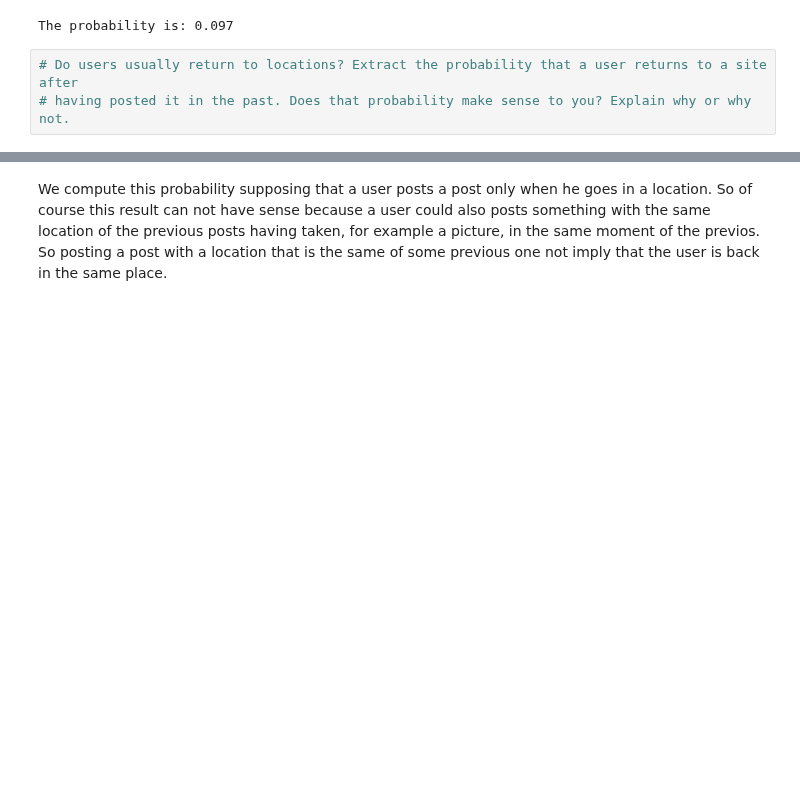
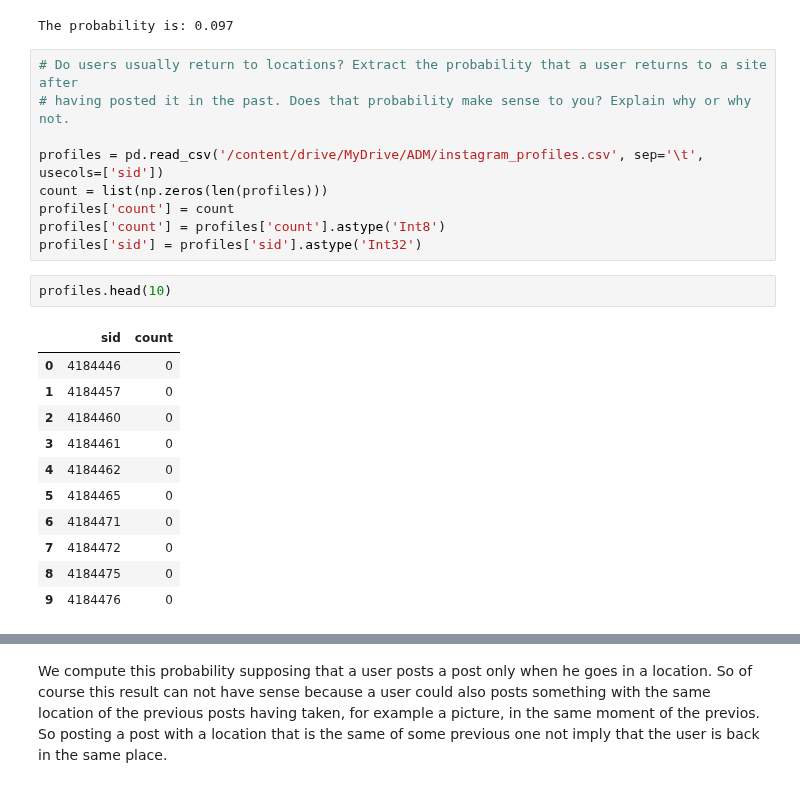
Before and after one commit to Matteo-Candi/ADM_HW2, a Jupyter notebook: main.ipynb, the cells around one changed output, grey strips where cells are left out. Cells and saved outputs as stored; diff of their text form; blank space fills up the shorter version.

```diff
--- a/main.ipynb
+++ b/main.ipynb
@@ -196,3 +196,23 @@ The probability is: 0.097
 # %%
 # Do users usually return to locations? Extract the probability that a user returns to a site after
 # having posted it in the past. Does that probability make sense to you? Explain why or why not.
+
+profiles = pd.read_csv('/content/drive/MyDrive/ADM/instagram_profiles.csv', sep='\t', usecols=['sid'])
+count = list(np.zeros(len(profiles)))
+profiles['count'] = count
+profiles['count'] = profiles['count'].astype('Int8')
+profiles['sid'] = profiles['sid'].astype('Int32')
+# %%
+profiles.head(10)
+# %% [output]
+|  | sid | count |
+| 0 | 4184446 | 0 |
+| 1 | 4184457 | 0 |
+| 2 | 4184460 | 0 |
+| 3 | 4184461 | 0 |
+| 4 | 4184462 | 0 |
+| 5 | 4184465 | 0 |
+| 6 | 4184471 | 0 |
+| 7 | 4184472 | 0 |
+| 8 | 4184475 | 0 |
+| 9 | 4184476 | 0 |
```
Also changed, not shown: parts of 2 cells of this notebook.
